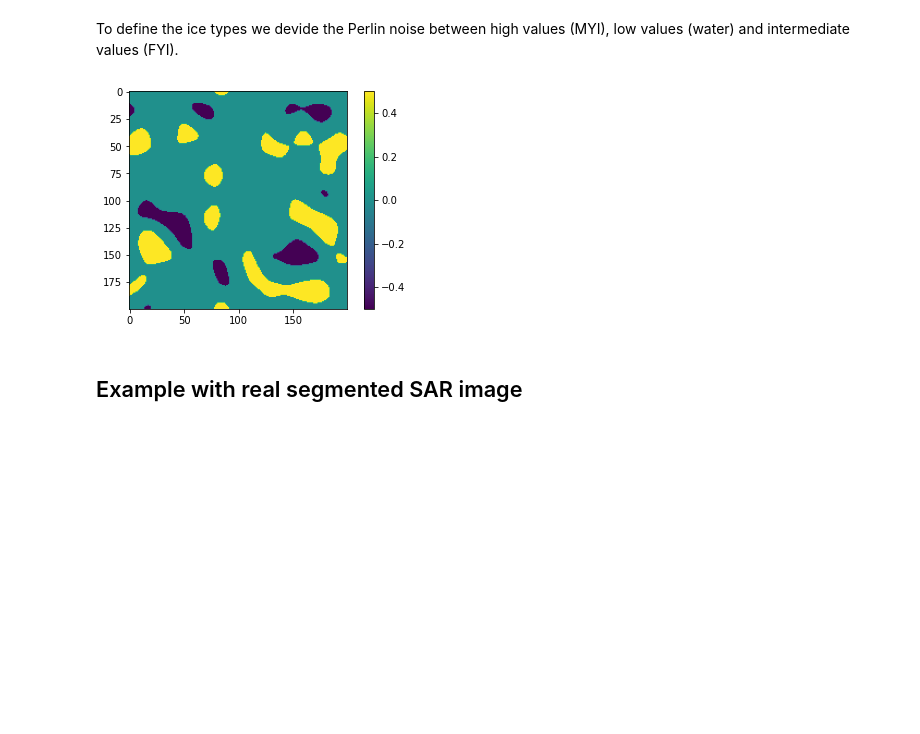
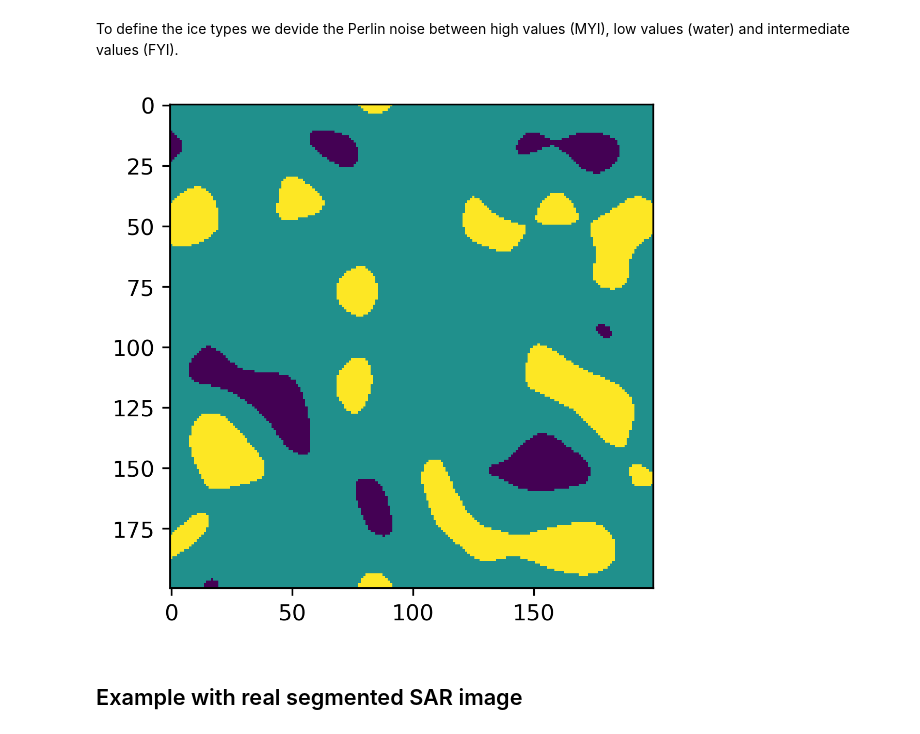
Before and after one commit to simda-muri/challenges, a Jupyter notebook: simda/problem1/2D/PB1_ice2D.ipynb, the cells around one changed output. Cells and saved outputs as stored; diff of their text form; code cells hidden in the pictures; blank space fills up the shorter version.

```diff
--- a/simda/problem1/2D/PB1_ice2D.ipynb
+++ b/simda/problem1/2D/PB1_ice2D.ipynb
@@ -7,6 +7,6 @@ from perlin_noise import PerlinNoise
 from Quadtree import QTree
 np.random.seed(1)
 
-#plt.rcParams['figure.dpi'] = 300
+plt.rcParams['figure.dpi'] = 310
 #plt.rcParams['savefig.dpi'] = 300
 # %% [markdown]
@@ -32,12 +32,12 @@ To define the ice types we devide the Perlin noise between high values (MYI), lo
 # %%
 #Define threshold to define block types (high values=MYI, low values=water, intermediate=FYI)
 pic_macro[pic_macro<-0.3]=-0.5
 pic_macro[pic_macro>0.2]=0.5
 pic_macro[(pic_macro < 0.5) * (pic_macro > -0.5)]=0
 plt.imshow(pic_macro)
-plt.colorbar()
+# plt.colorbar()
 plt.show()
 # %% [output]
-[figure, old version]
+[figure, new version]
 # %% [markdown]
 ## Example with real segmented SAR image
```
Also changed, not shown: parts of 17 cells of this notebook, 2 other files.
